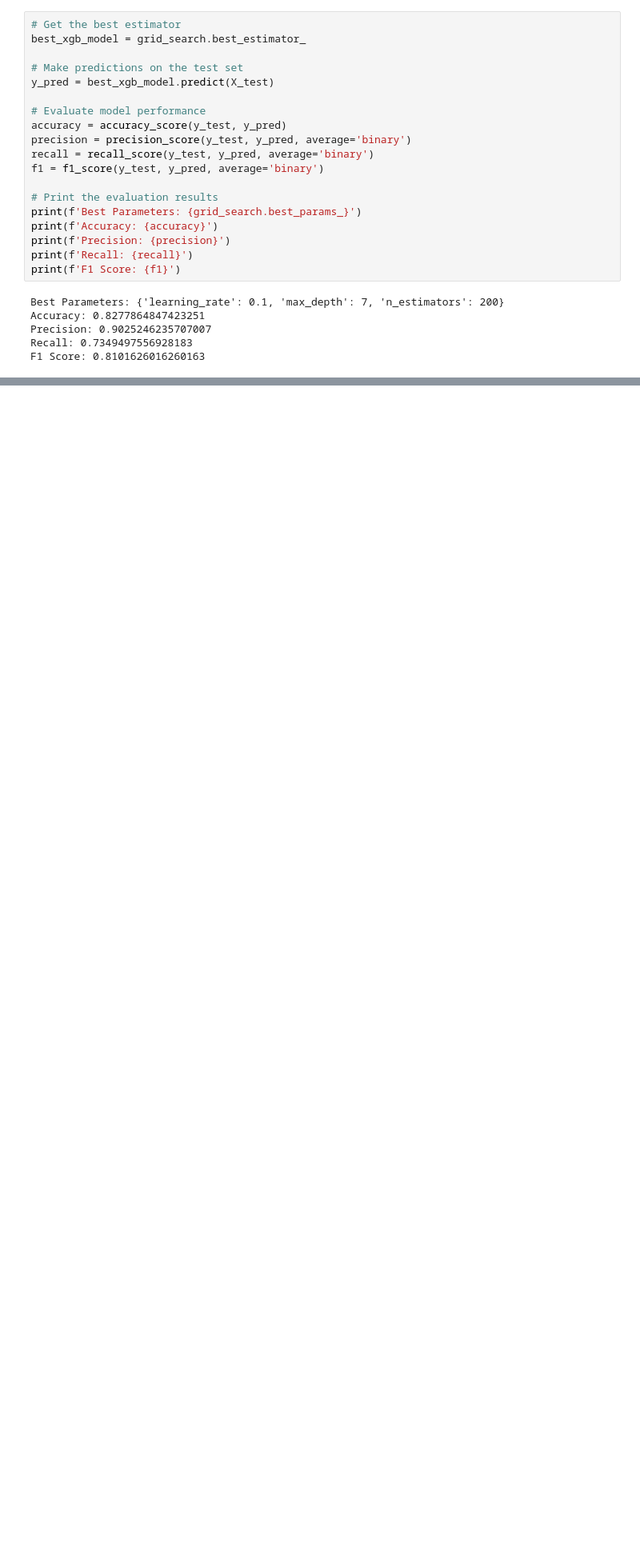
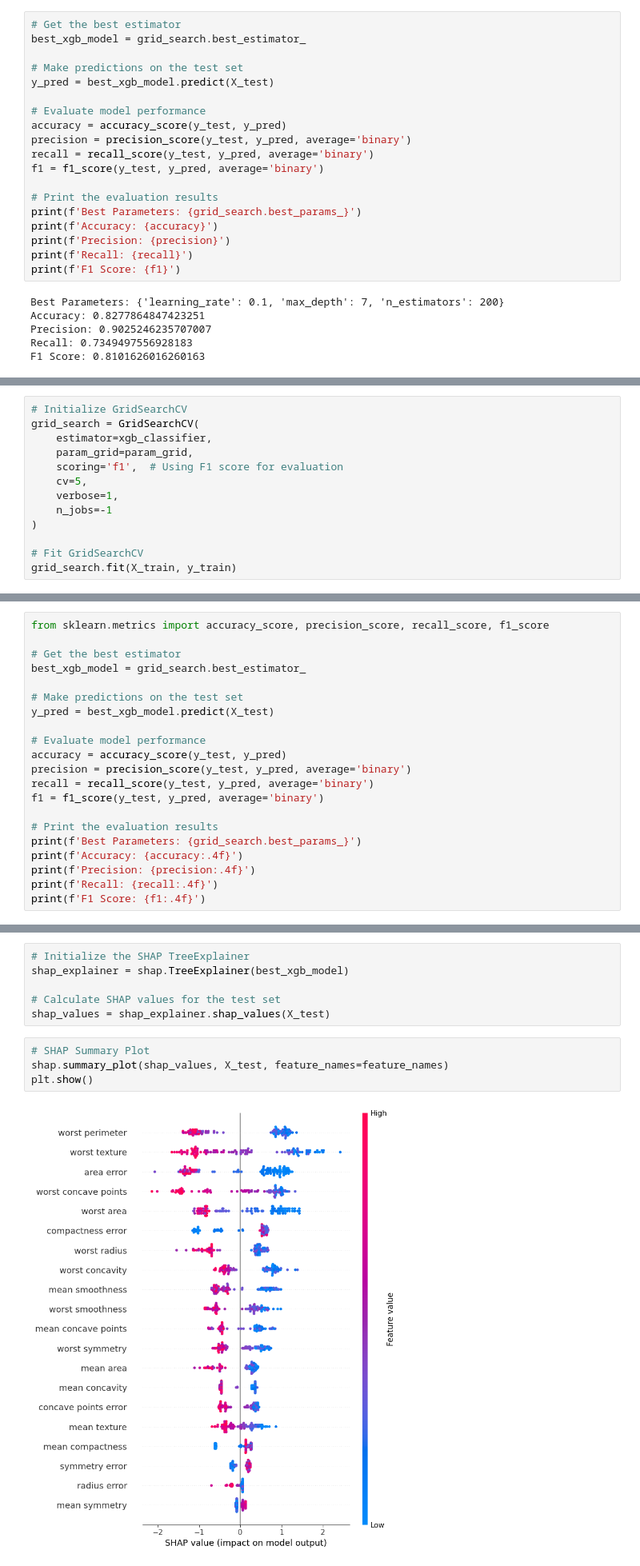
Before and after one commit to nancygupta2606/git-repo, a Jupyter notebook: Untitled0.ipynb, the cells around one changed output, grey strips where cells are left out. Shown at 80% size. Saved outputs shown, nothing was run; the diff lists cells and outputs as text; blank space fills up the shorter version.

```diff
--- a/Untitled0.ipynb
+++ b/Untitled0.ipynb
@@ -224,0 +238,13 @@ Requirement already satisfied: six>=1.5 in /usr/local/lib/python3.10/dist-packag
+# %%
+# Initialize GridSearchCV
+grid_search = GridSearchCV(
+    estimator=xgb_classifier,
+    param_grid=param_grid,
+    scoring='f1',  # Using F1 score for evaluation
+    cv=5,
+    verbose=1,
+    n_jobs=-1
+)
+
+# Fit GridSearchCV
+grid_search.fit(X_train, y_train)
@@ -224,0 +273,21 @@ Requirement already satisfied: six>=1.5 in /usr/local/lib/python3.10/dist-packag
+# %%
+from sklearn.metrics import accuracy_score, precision_score, recall_score, f1_score
+
+# Get the best estimator
+best_xgb_model = grid_search.best_estimator_
+
+# Make predictions on the test set
+y_pred = best_xgb_model.predict(X_test)
+
+# Evaluate model performance
+accuracy = accuracy_score(y_test, y_pred)
+precision = precision_score(y_test, y_pred, average='binary')
+recall = recall_score(y_test, y_pred, average='binary')
+f1 = f1_score(y_test, y_pred, average='binary')
+
+# Print the evaluation results
+print(f'Best Parameters: {grid_search.best_params_}')
+print(f'Accuracy: {accuracy:.4f}')
+print(f'Precision: {precision:.4f}')
+print(f'Recall: {recall:.4f}')
+print(f'F1 Score: {f1:.4f}')
@@ -224,0 +300,12 @@ Requirement already satisfied: six>=1.5 in /usr/local/lib/python3.10/dist-packag
+# %%
+# Initialize the SHAP TreeExplainer
+shap_explainer = shap.TreeExplainer(best_xgb_model)
+
+# Calculate SHAP values for the test set
+shap_values = shap_explainer.shap_values(X_test)
+# %%
+# SHAP Summary Plot
+shap.summary_plot(shap_values, X_test, feature_names=feature_names)
+plt.show()
+# %% [output]
+[figure, added]
```
Also changed, not shown: parts of 9 cells of this notebook.
